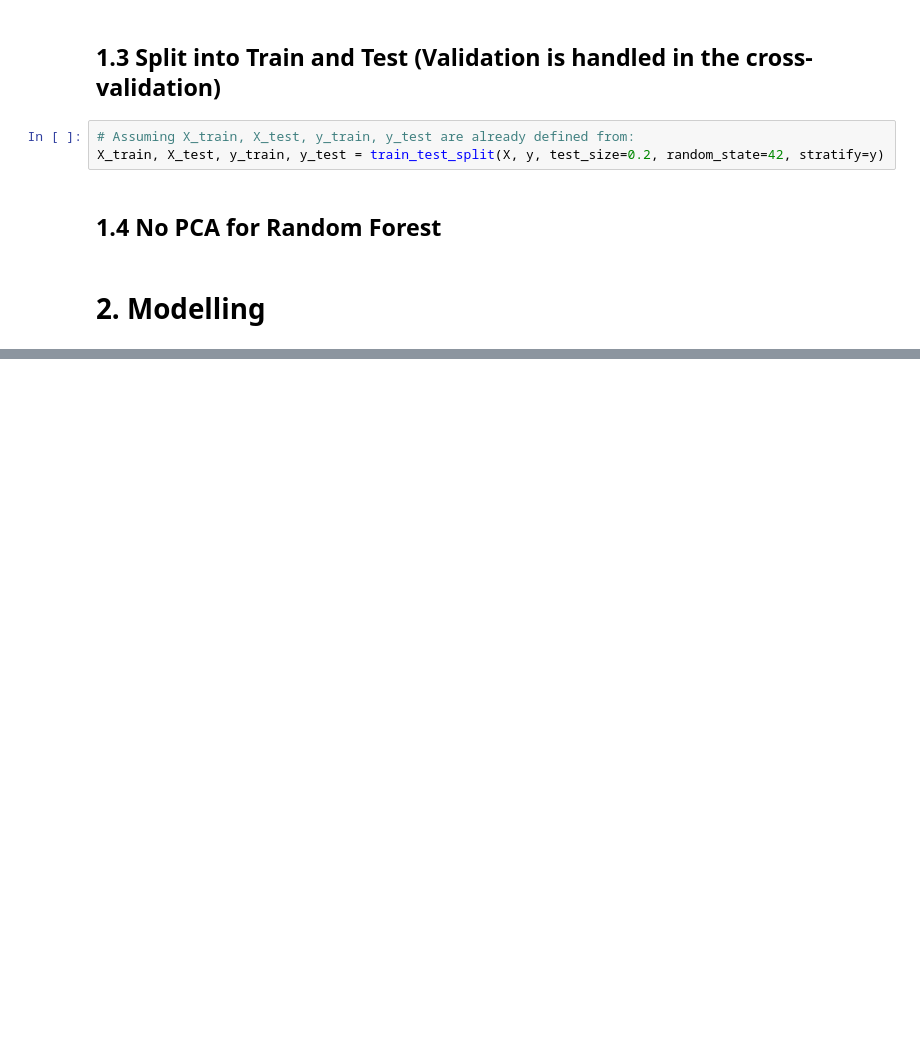
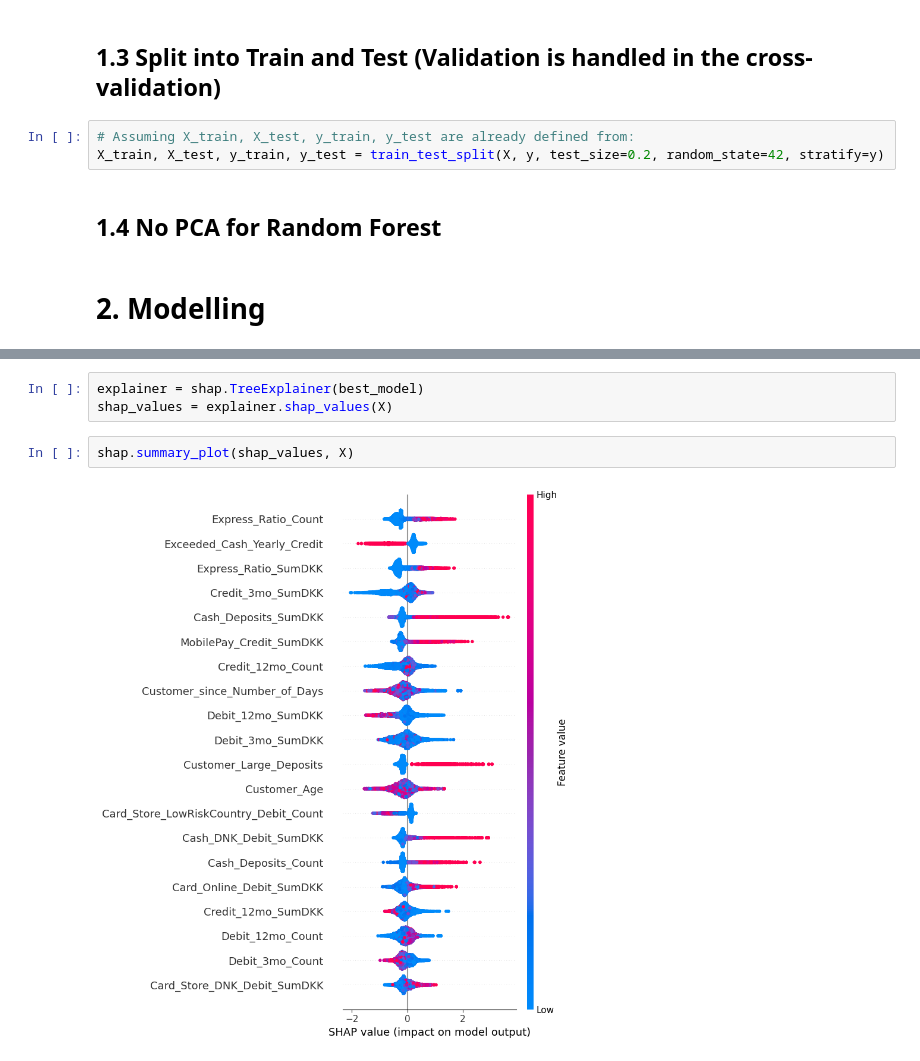
Before and after one commit to FinnFe0103/Fraud, a Jupyter notebook: xgb.ipynb, the cells around one changed output, grey strips where cells are left out. Drawn from its saved outputs; the diff is of its cells as text; blank space fills up the shorter version.

```diff
--- a/xgb.ipynb
+++ b/xgb.ipynb
@@ -120,0 +239,7 @@ Mean AUPRC of the test set: 0.7913416991748637
+# %%
+explainer = shap.TreeExplainer(best_model)
+shap_values = explainer.shap_values(X)
+# %%
+shap.summary_plot(shap_values, X)
+# %% [output]
+[figure, added]
```
Also changed, not shown: parts of 14 cells of this notebook.
